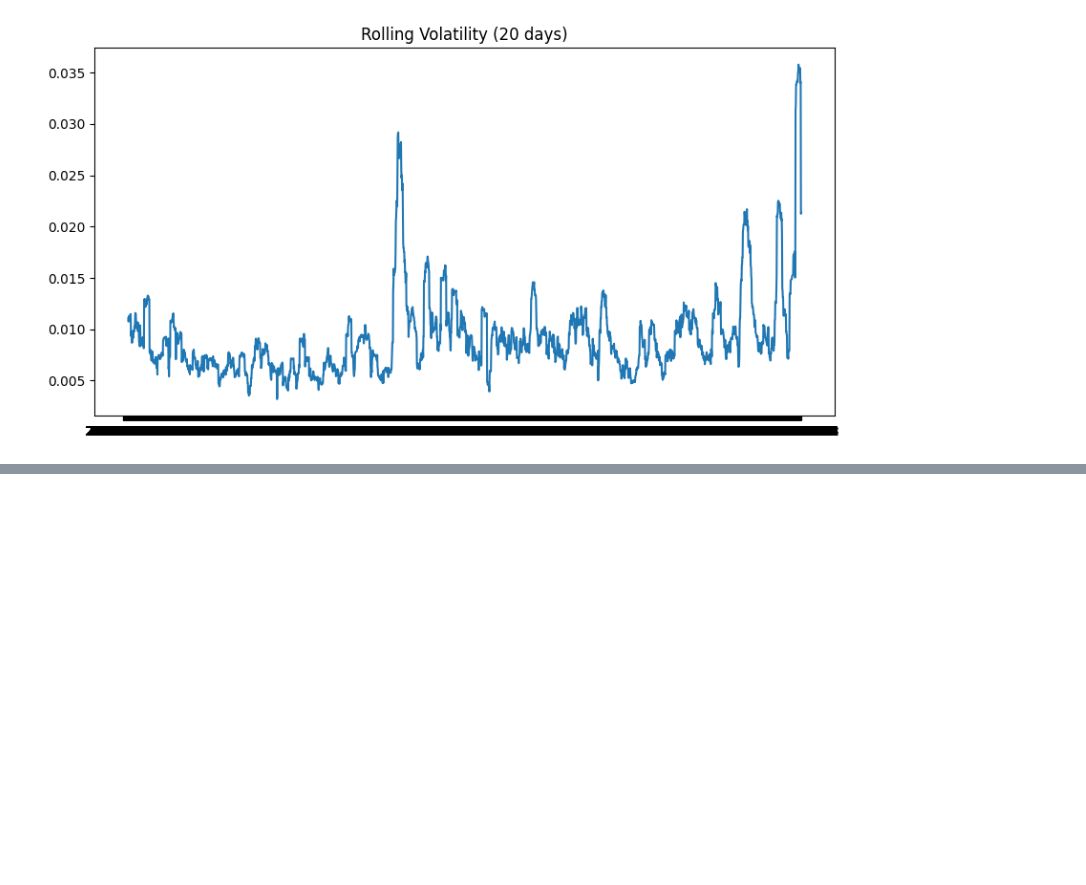
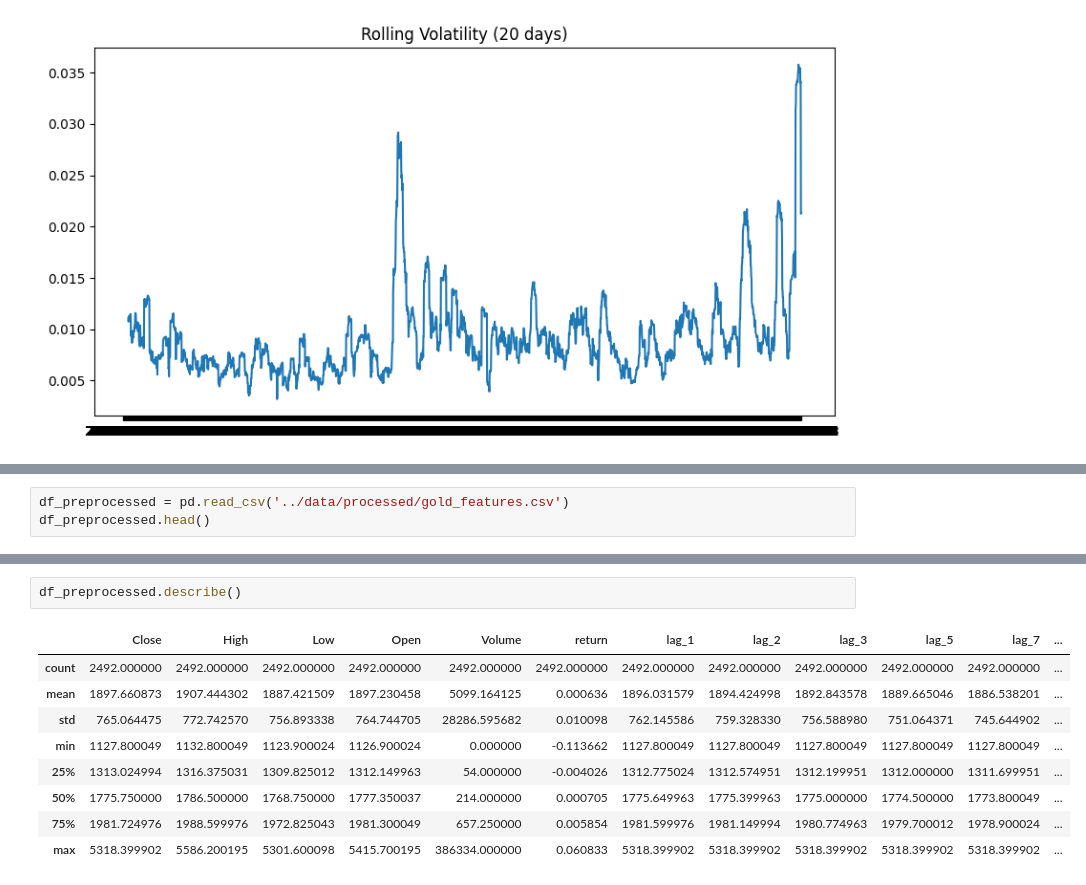
Before and after one commit to aufii-fathin/MLOps-goldmarket, a Jupyter notebook: notebooks/data_understanding.ipynb, the cells around one changed output, grey strips where cells are left out. Drawn from its saved outputs; the diff is of its cells as text; blank space fills up the shorter version.

```diff
--- a/notebooks/data_understanding.ipynb
+++ b/notebooks/data_understanding.ipynb
@@ -98,0 +105,3 @@ plt.show()
+# %%
+df_preprocessed = pd.read_csv('../data/processed/gold_features.csv')
+df_preprocessed.head()
@@ -98,0 +135,12 @@ plt.show()
+# %%
+df_preprocessed.describe()
+# %% [output]
+|  | Close | High | Low | Open | Volume | return | lag_1 | lag_2 | lag_3 | lag_5 | lag_7 | ... |
+| count | 2492.000000 | 2492.000000 | 2492.000000 | 2492.000000 | 2492.000000 | 2492.000000 | 2492.000000 | 2492.000000 | 2492.000000 | 2492.000000 | 2492.000000 | ... |
+| mean | 1897.660873 | 1907.444302 | 1887.421509 | 1897.230458 | 5099.164125 | 0.000636 | 1896.031579 | 1894.424998 | 1892.843578 | 1889.665046 | 1886.538201 | ... |
+| std | 765.064475 | 772.742570 | 756.893338 | 764.744705 | 28286.595682 | 0.010098 | 762.145586 | 759.328330 | 756.588980 | 751.064371 | 745.644902 | ... |
+| min | 1127.800049 | 1132.800049 | 1123.900024 | 1126.900024 | 0.000000 | -0.113662 | 1127.800049 | 1127.800049 | 1127.800049 | 1127.800049 | 1127.800049 | ... |
+| 25% | 1313.024994 | 1316.375031 | 1309.825012 | 1312.149963 | 54.000000 | -0.004026 | 1312.775024 | 1312.574951 | 1312.199951 | 1312.000000 | 1311.699951 | ... |
+| 50% | 1775.750000 | 1786.500000 | 1768.750000 | 1777.350037 | 214.000000 | 0.000705 | 1775.649963 | 1775.399963 | 1775.000000 | 1774.500000 | 1773.800049 | ... |
+| 75% | 1981.724976 | 1988.599976 | 1972.825043 | 1981.300049 | 657.250000 | 0.005854 | 1981.599976 | 1981.149994 | 1980.774963 | 1979.700012 | 1978.900024 | ... |
+| max | 5318.399902 | 5586.200195 | 5301.600098 | 5415.700195 | 386334.000000 | 0.060833 | 5318.399902 | 5318.399902 | 5318.399902 | 5318.399902 | 5318.399902 | ... |
```
Also changed, not shown: parts of 8 cells of this notebook, 7 other files.
